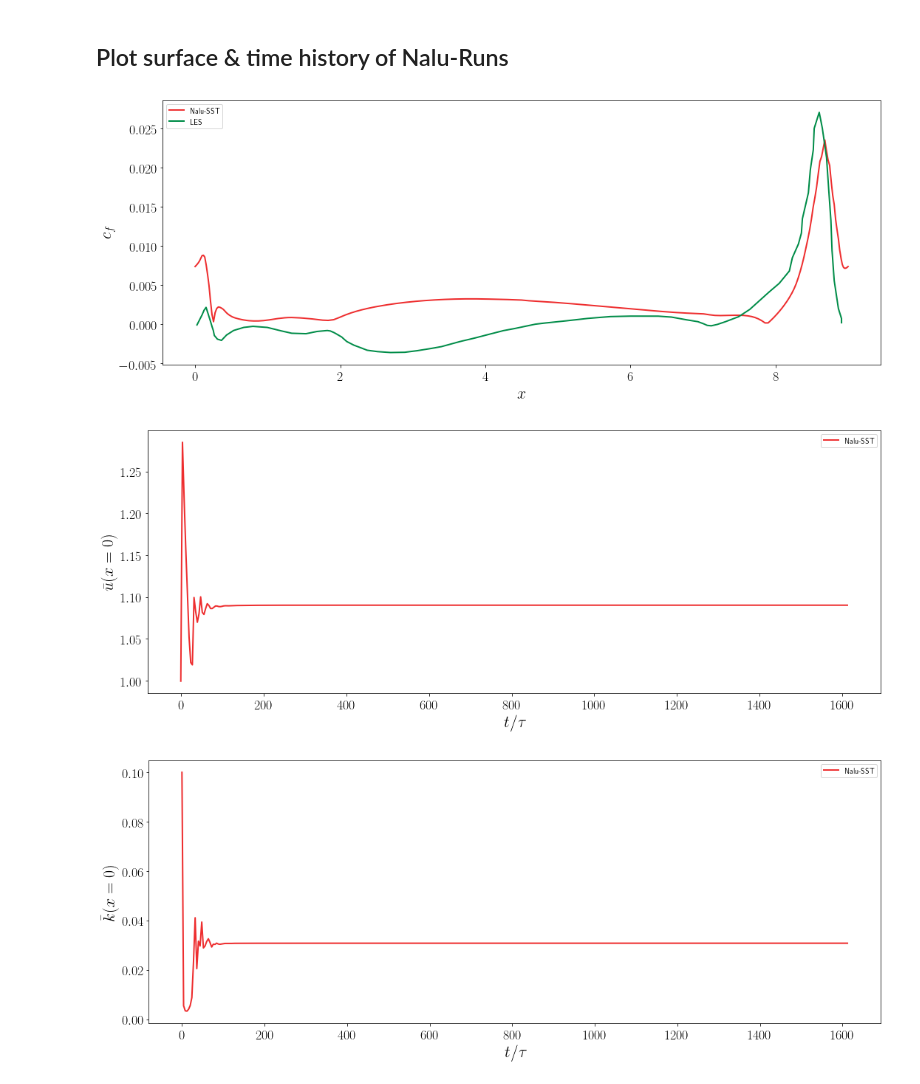
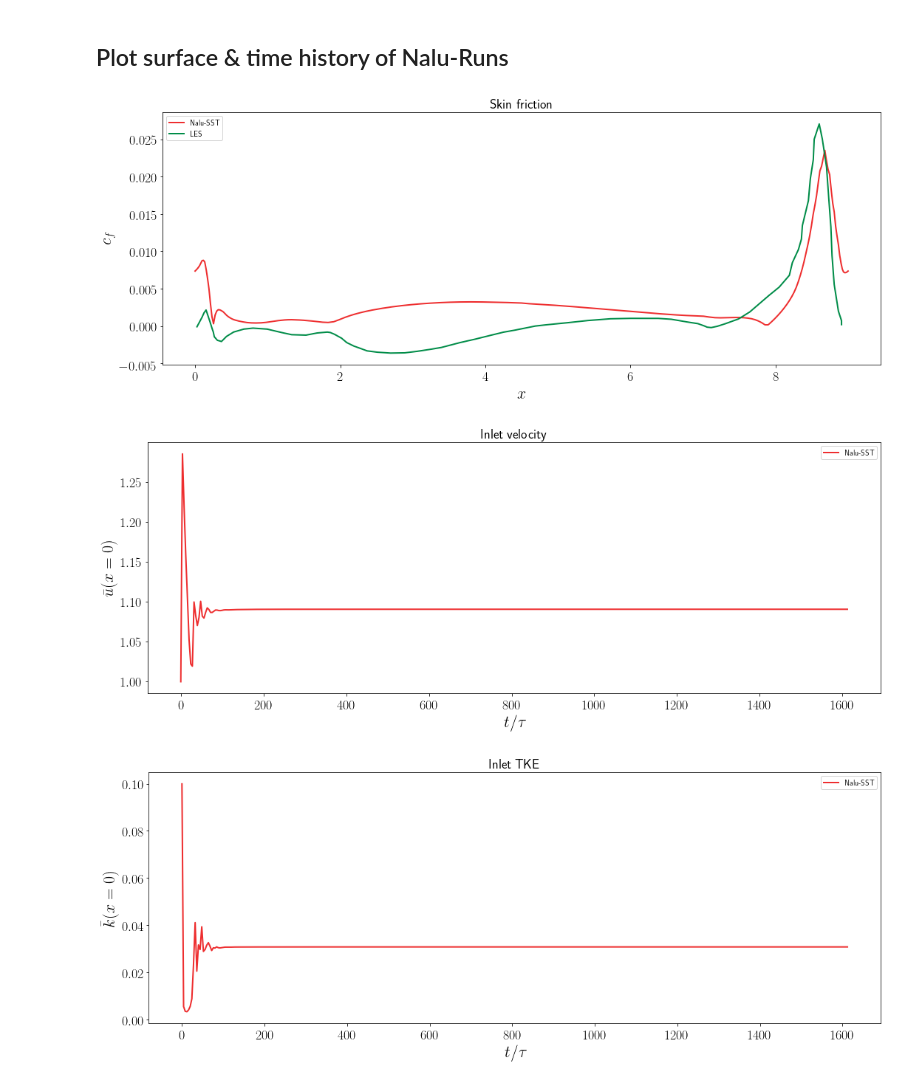
Before and after one commit to Exawind/iddes, a Jupyter notebook: periodicHill/sst/plots.ipynb, the cells around one changed output. Cells and saved outputs as stored; diff of their text form; code cells hidden in the pictures.

```diff
--- a/periodicHill/sst/plots.ipynb
+++ b/periodicHill/sst/plots.ipynb
@@ -16,13 +16,7 @@ figsize=(15,6)
 
 # Setup directories
 # Reference data
-refdir = os.path.abspath("../refdata")
-edir = os.path.join(refdir, "exp")
-ldir = os.path.join(refdir, "les")
-#edf   = plotter.read_exp_data(edir)
-#ldf   = plotter.read_les_data(ldir)
-#v2fdf = plotter.read_cdp_data(os.path.join(refdir, "cdp-v2f"))
-#tamsdf = plotter.read_cdp_data(os.path.join(refdir, "cdp-tams"))
+refdir = os.path.abspath("../marchdf.periodicHill/refdata")
 
 # Put all Nalu-Wind directories to plot here
 fdirlist=[""]
@@ -47,8 +41,8 @@ tamsdict = {'data':plotter.read_cdp_data(os.path.join(refdir, "cdp-tams")),'labe
 # Comment out the data series you don't want to plot
 data2plot = [expdict,
              lesdict,
-             v2fdict,
-             tamsdict,
+             #v2fdict,
+             #tamsdict,
             ]
 # %% [markdown]
 ## Plot velocity profiles
@@ -163,6 +157,7 @@ for i, fdir in enumerate(fdirlist):
     plt.plot(inlet.t / tau, inlet.sdr, lw=2, color=plotter.cmap[i], label=f"Nalu-{model}")
 
 # Plot the LES cf
+ldir = os.path.join(refdir, "les")
 cf = pd.read_csv(os.path.join(ldir, "hill_LES_cf_digitized.dat"), delim_whitespace=True)
 plt.figure("cf")
 plt.plot(cf.x, cf.cf, lw=2, color=plotter.cmap[1], label="LES")
@@ -176,36 +171,39 @@ plt.ylabel(r"$c_f$", fontsize=22, fontweight="bold")
 plt.setp(ax.get_xmajorticklabels(), fontsize=18, fontweight="bold")
 plt.setp(ax.get_ymajorticklabels(), fontsize=18, fontweight="bold")
 legend = ax.legend(loc="best")
+plt.title('Skin friction', fontsize=18, fontweight="bold")
 plt.tight_layout()
 
 plt.figure("u_inlet")
 ax = plt.gca()
 plt.xlabel(r"$t / \tau$", fontsize=22, fontweight="bold")
 plt.ylabel(r"$\bar{u} (x=0)$", fontsize=22, fontweight="bold")
 plt.setp(ax.get_xmajorticklabels(), fontsize=18, fontweight="bold")
 plt.setp(ax.get_ymajorticklabels(), fontsize=18, fontweight="bold")
 legend = ax.legend(loc="best")
+plt.title('Inlet velocity', fontsize=18, fontweight="bold")
 plt.tight_layout()
 
 plt.figure("tke_inlet")
 ax = plt.gca()
 plt.xlabel(r"$t / \tau$", fontsize=22, fontweight="bold")
 plt.ylabel(r"$\bar{k} (x=0)$", fontsize=22, fontweight="bold")
 plt.setp(ax.get_xmajorticklabels(), fontsize=18, fontweight="bold")
 plt.setp(ax.get_ymajorticklabels(), fontsize=18, fontweight="bold")
 legend = ax.legend(loc="best")
+plt.title('Inlet TKE', fontsize=18, fontweight="bold")
 plt.tight_layout()
 
 plt.figure("sdr_inlet")
 ax = plt.gca()
 plt.xlabel(r"$t / \tau$", fontsize=22, fontweight="bold")
 plt.ylabel(r"$\bar{\omega} (x=0)$", fontsize=22, fontweight="bold")
 plt.setp(ax.get_xmajorticklabels(), fontsize=18, fontweight="bold")
 plt.setp(ax.get_ymajorticklabels(), fontsize=18, fontweight="bold")
 legend = ax.legend(loc="best")
 plt.tight_layout()
 # %% [output]
-[figure, old version]
+[figure, new version]
-[figure, old version]
+[figure, new version]
-[figure, old version]
+[figure, new version]
 [figure]
```
Also changed, not shown: parts of 1 cell of this notebook, 43 other files.
